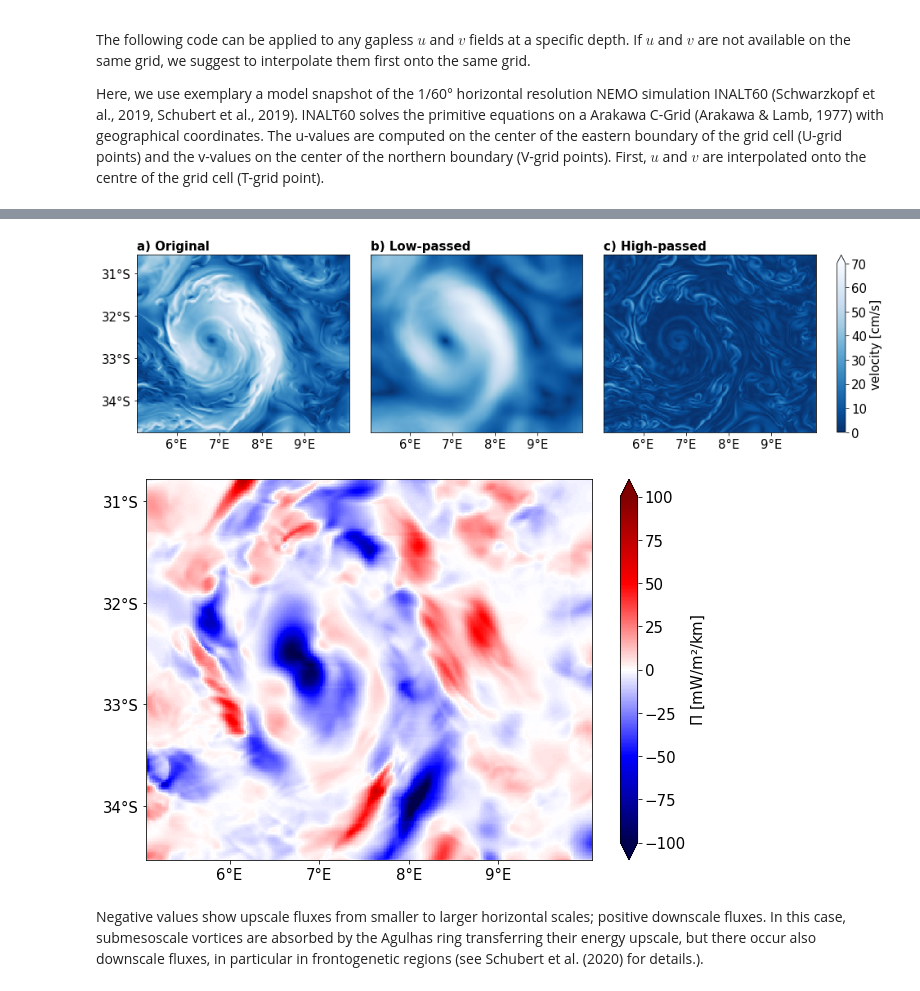
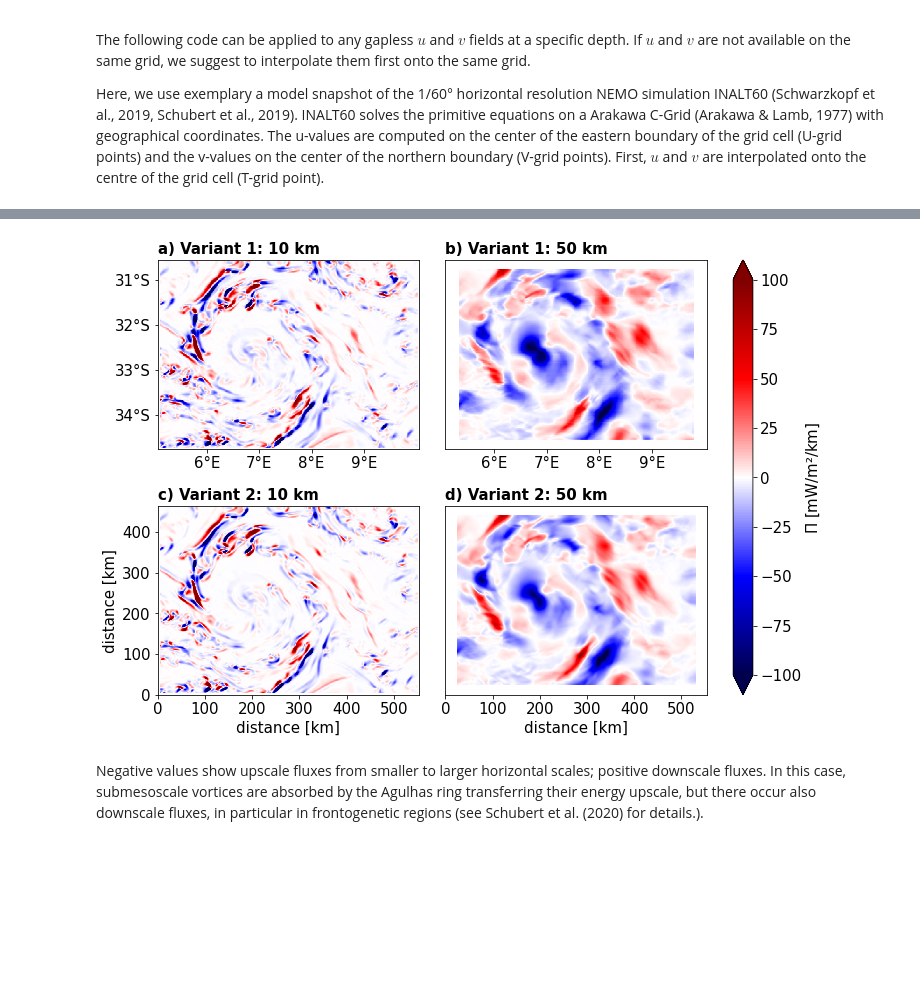
Before and after one commit to reneschubert/keflux, a Jupyter notebook: notebooks/CoarseGraining.ipynb, the cells around one changed output, grey strips where cells are left out. Cells and saved outputs as stored; diff of their text form; code cells hidden in the pictures; blank space fills up the shorter version.

```diff
--- a/notebooks/CoarseGraining.ipynb
+++ b/notebooks/CoarseGraining.ipynb
@@ -15,3 +20,6 @@ Here we follow Aluie et al. (2018) and use a top-hat convolution kernel consisti
+# %%
+# choose L
+scales = [10,50] # in kilometer
 # %% [markdown]
 ## 1. Load some 2D-fields of $u$ and $v$ and interpolate them onto the same grid (if necessary)
 The following code can be applied to any gapless $u$ and $v$ fields at a specific depth.
@@ -133,0 +165,4 @@ Wall time: 5.43 s
+# %%
+%%time
+# Variant 1
+pi_var1,lon_pi,lat_pi = keflux.comp_keflux(u,v,lon,lat,scales,'geographic',gs)
@@ -133,0 +172,4 @@ Wall time: 5.43 s
+# %%
+%%time
+# Variant 2
+pi_var2,x_pi,y_pi = keflux.comp_keflux(u,v,lon,lat,scales,'metric',1)
@@ -134,50 +179,45 @@ Wall time: 5.43 s
 # %%
-# show the velocity for the original, the low- and the high-passed fields
-plt.figure(figsize=(20,4))
-gc=plt.GridSpec(1,4) # rows, columns
-gc.update(wspace=0.1, hspace=0.1)
+# show the scale kinetic energy flux in mW/m²/km
+plt.figure(figsize=(15,8))
+gc=plt.GridSpec(2,3) # rows, columns
+gc.update(wspace=0.1, hspace=0.3)
 
-# the velocity from the original components
-vel = ( u ** 2 + v ** 2 ) ** 0.5
 ax = plt.subplot(gc[0,0])
-plt.pcolormesh(lon,lat,100 * vel,cmap='Blues_r',vmin=0,vmax=70)
-plt.title('a) Original',fontsize=15,fontweight='bold',loc='left')
+cp = plt.pcolormesh(lon,lat,1e6*pi_var1[0,:,:],cmap='seismic',vmin=-100,vmax=100)
+plt.title('a) Variant 1: '+str(scales[0])+' km',fontsize=15,fontweight='bold',loc='left')
 addplot()
 
-# the velocity from the low-passed components
-velm = ( um ** 2 + vm ** 2 ) ** 0.5 # compute the velocity for the low-passed fields
 ax = plt.subplot(gc[0,1])
-plt.pcolormesh(lon,lat,100 * velm,cmap='Blues_r',vmin=0,vmax=70)
-plt.title('b) Low-passed',fontsize=15,fontweight='bold',loc='left')
+cp = plt.pcolormesh(lon,lat,1e6*pi_var1[1,:,:],cmap='seismic',vmin=-100,vmax=100)
+plt.title('b) Variant 1: '+str(scales[1])+' km',fontsize=15,fontweight='bold',loc='left')
+addplot()
 ax.get_yaxis().set_visible(False)
-addplot()
 
-# the velocity from the high-passed components
-veld = ( (u-um) ** 2 + (v-vm) ** 2 ) ** 0.5 # compute the velocity for the high-passed fields
-ax = plt.subplot(gc[0,2])
-cp = plt.pcolormesh(lon,lat,100 * veld,cmap='Blues_r',vmin=0,vmax=70)
-plt.title('c) High-passed',fontsize=15,fontweight='bold',loc='left')
+
+ax = plt.subplot(gc[1,0])
+cp = plt.pcolormesh(x_pi,y_pi,1e6*pi_var2[0,:,:],cmap='seismic',vmin=-100,vmax=100)
+plt.title('c) Variant 2: '+str(scales[0])+' km',fontsize=15,fontweight='bold',loc='left')
+plt.xticks(fontsize=15)
+plt.yticks(fontsize=15)
+plt.xlabel('distance [km]',fontsize=15)
+plt.ylabel('distance [km]',fontsize=15)
+
+ax = plt.subplot(gc[1,1])
+cp = plt.pcolormesh(x_pi,y_pi,1e6*pi_var2[1,:,:],cmap='seismic',vmin=-100,vmax=100)
 ax.get_yaxis().set_visible(False)
-addplot()
+plt.title('d) Variant 2: '+str(scales[1])+' km',fontsize=15,fontweight='bold',loc='left')
+plt.xticks(fontsize=15)
+plt.xlabel('distance [km]',fontsize=15)
 
 ax = plt.subplot(gc[:,-1])
 plt.gca().set_visible(False)
-cbar = plt.colorbar(cp,fraction = 1,shrink=1,extend='max')
+cbar = plt.colorbar(cp,fraction = 1,shrink=1,extend='both')
 cbar.ax.tick_params(labelsize=15)
-cbar.set_label(r'velocity [cm/s]', fontsize = 15)
+cbar.set_label(r'$\Pi$ [mW/m²/km]', fontsize = 15)
+
+plt.tight_layout()
 # %% [output]
-[figure, old version]
+[figure, new version]
-# %%
-# show the scale kinetic energy flux in mW/m²/km
-# note that the convolution is only valid for pixels that are not closer to the boundary than the radius of the top-hat kernel in pixel-cell size
-plt.figure(figsize=(10,7))
-cp = plt.pcolormesh(lon[radius:-radius],lat[radius:-radius],1e6*pi[radius:-radius],cmap='seismic',vmin=-100,vmax=100)
-cbar = plt.colorbar(cp,shrink=1,extend='both')
-cbar.ax.tick_params(labelsize=15)
-cbar.set_label(r'$\Pi$ [mW/m²/km]', fontsize = 15)
-addplot()
-# %% [output]
-[figure, removed]
 # %% [markdown]
 Negative values show upscale fluxes from smaller to larger horizontal scales; positive downscale fluxes.
 In this case, submesoscale vortices are absorbed by the Agulhas ring transferring their energy upscale, but there occur also downscale fluxes, in particular in frontogenetic regions (see Schubert et al. (2020) for details.).
```
Also changed, not shown: parts of 23 cells of this notebook, 2 other files.
